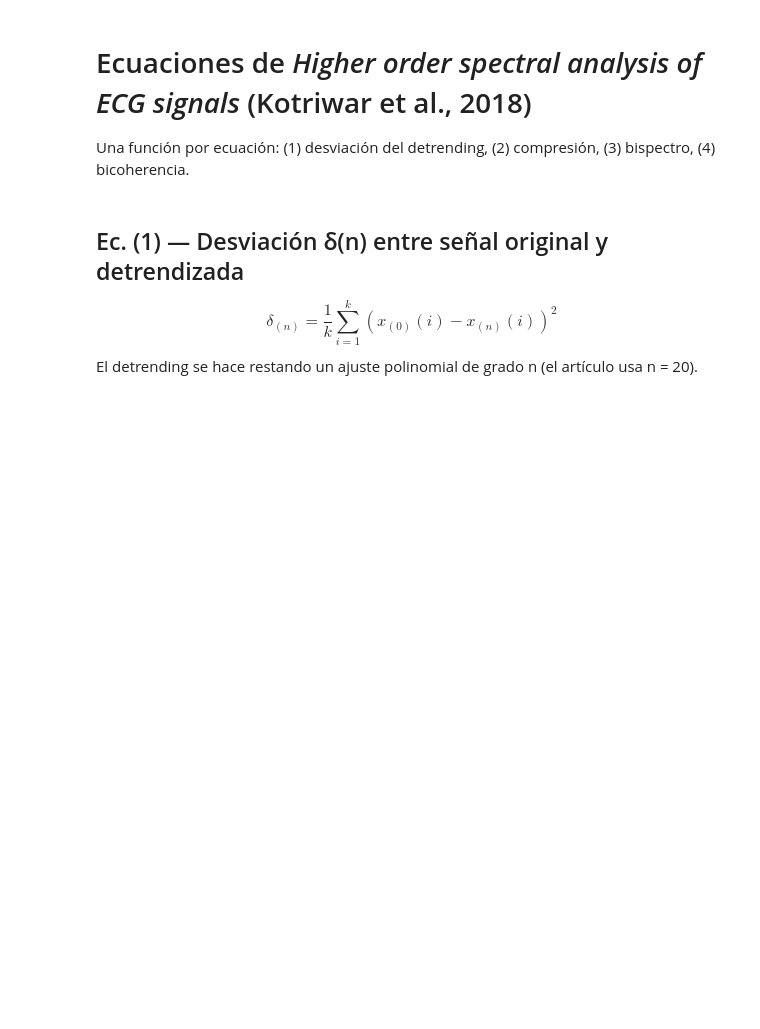
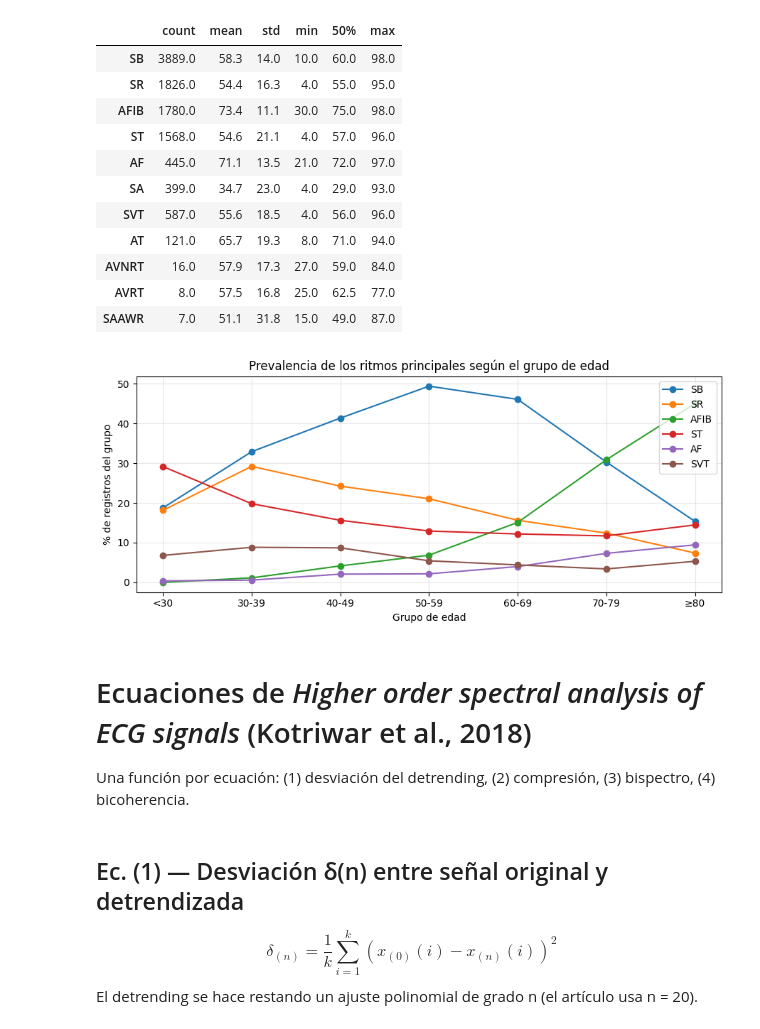
Before and after one commit to JeroXx11/Lab_Biosenales, a Jupyter notebook: Proyecto/Proyecto.ipynb, the cells around one changed output. Cells and saved outputs as stored; diff of their text form; code cells hidden in the pictures; blank space fills up the shorter version.

```diff
--- a/Proyecto/Proyecto.ipynb
+++ b/Proyecto/Proyecto.ipynb
@@ -1,3 +469,37 @@
+# %%
+# TABLA: estadística descriptiva de la edad en cada ritmo
+tabla_edad = pd.DataFrame({s: df["PatientAge"].describe() for s, df in ritmos.items()}).T
+display(tabla_edad[["count", "mean", "std", "min", "50%", "max"]].round(1))
+
+# Grupos de edad
+bins = [0, 30, 40, 50, 60, 70, 80, 120]
+etiquetas = ["<30", "30-39", "40-49", "50-59", "60-69", "70-79", "≥80"]
+edad_grupo = pd.cut(diagnostics["PatientAge"], bins=bins, labels=etiquetas, right=False)
+conteo_edad = pd.crosstab(edad_grupo, diagnostics[diagnosis_column])[orden]
+pct_edad = conteo_edad.div(conteo_edad.sum(axis=1), axis=0) * 100   # % de cada ritmo dentro del grupo de edad
+
+# GRÁFICO: evolución con la edad de los ritmos principales
+principales = ["SB", "SR", "AFIB", "ST", "AF", "SVT"]
+plt.figure(figsize=(9, 4))
+for s in principales:
+    plt.plot(etiquetas, pct_edad[s], marker="o", label=s)
+plt.title("Prevalencia de los ritmos principales según el grupo de edad")
+plt.xlabel("Grupo de edad"); plt.ylabel("% de registros del grupo")
+plt.grid(alpha=0.3); plt.legend(); plt.tight_layout(); plt.show()
+# %% [output]
+|  | count | mean | std | min | 50% | max |
+| SB | 3889.0 | 58.3 | 14.0 | 10.0 | 60.0 | 98.0 |
+| SR | 1826.0 | 54.4 | 16.3 | 4.0 | 55.0 | 95.0 |
+| AFIB | 1780.0 | 73.4 | 11.1 | 30.0 | 75.0 | 98.0 |
+| ST | 1568.0 | 54.6 | 21.1 | 4.0 | 57.0 | 96.0 |
+| AF | 445.0 | 71.1 | 13.5 | 21.0 | 72.0 | 97.0 |
+| SA | 399.0 | 34.7 | 23.0 | 4.0 | 29.0 | 93.0 |
+| SVT | 587.0 | 55.6 | 18.5 | 4.0 | 56.0 | 96.0 |
+| AT | 121.0 | 65.7 | 19.3 | 8.0 | 71.0 | 94.0 |
+| AVNRT | 16.0 | 57.9 | 17.3 | 27.0 | 59.0 | 84.0 |
+| AVRT | 8.0 | 57.5 | 16.8 | 25.0 | 62.5 | 77.0 |
+| SAAWR | 7.0 | 51.1 | 31.8 | 15.0 | 49.0 | 87.0 |
+[figure, added]
 # %% [markdown]
 # Ecuaciones de *Higher order spectral analysis of ECG signals* (Kotriwar et al., 2018)
 Una función por ecuación: (1) desviación del detrending, (2) compresión, (3) bispectro, (4) bicoherencia.
```
Also changed, not shown: parts of 17 cells of this notebook.
